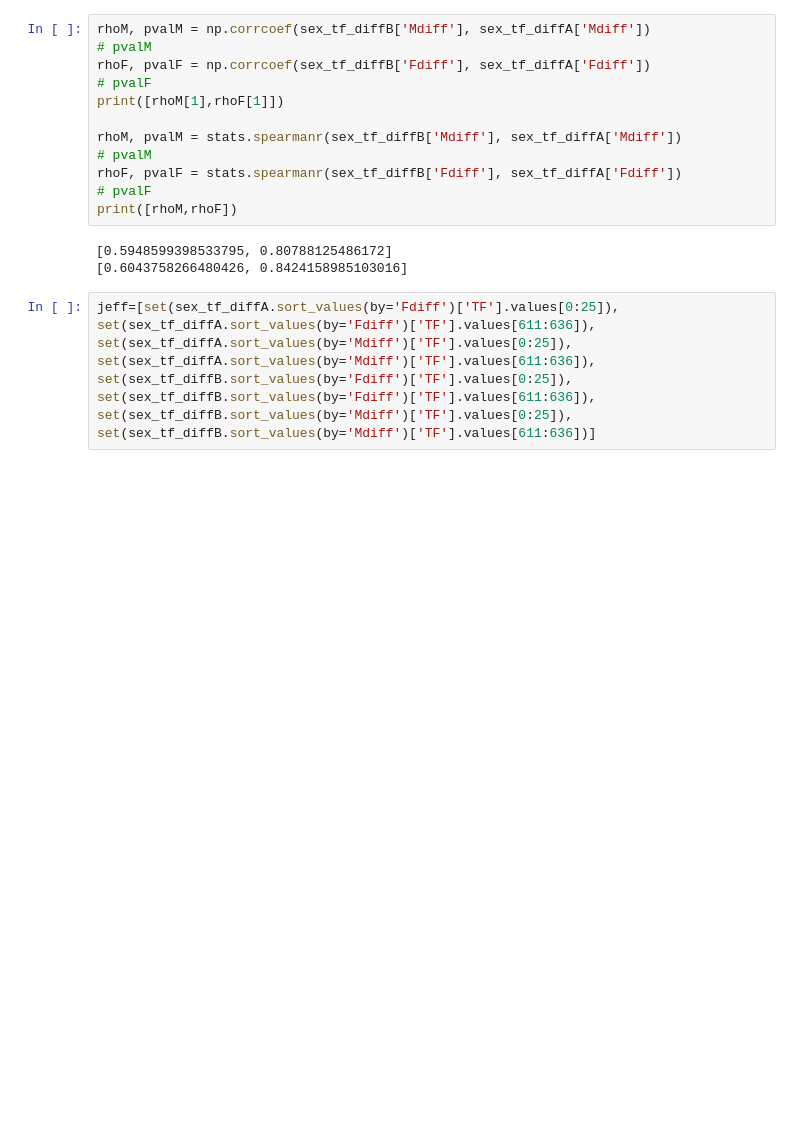
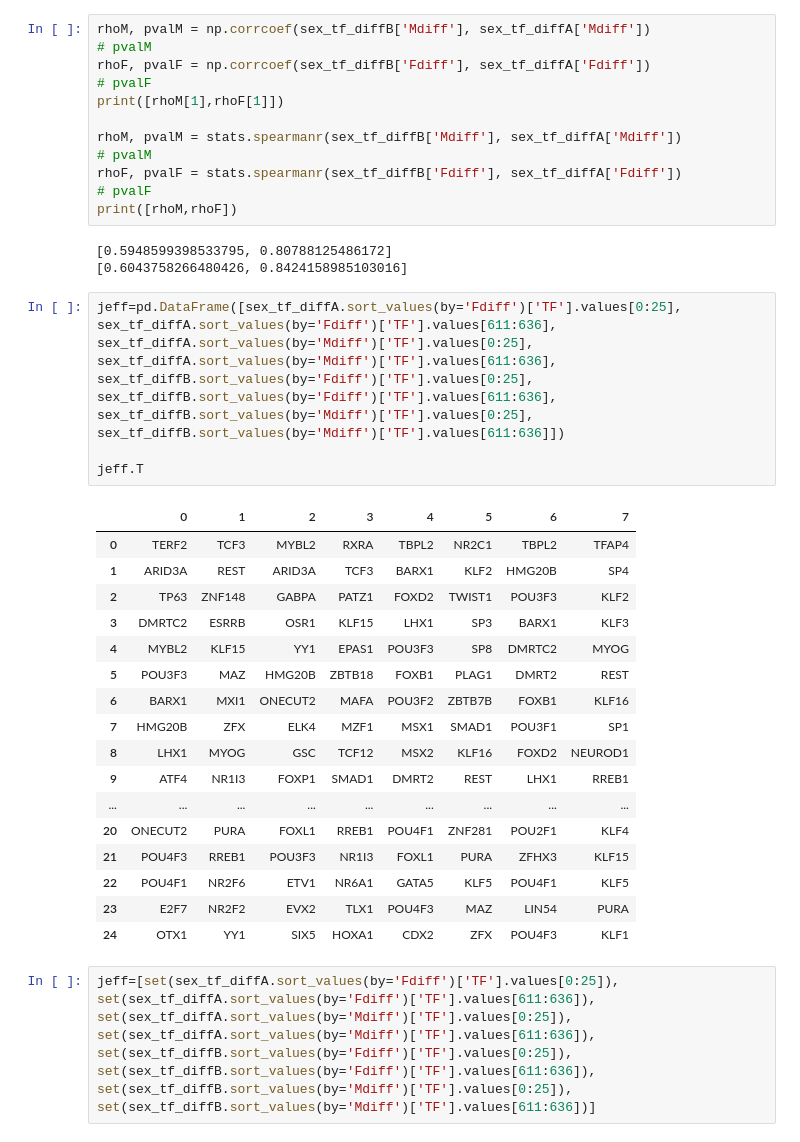
Before and after one commit to dcolinmorgan/LTCOPDsex, a Jupyter notebook: 2xCOPD_gender.ipynb, the cells around one changed output. Saved outputs shown, nothing was run; the diff lists cells and outputs as text; blank space fills up the shorter version.

```diff
--- a/2xCOPD_gender.ipynb
+++ b/2xCOPD_gender.ipynb
@@ -720,6 +720,35 @@ print([rhoM,rhoF])
 # %% [output]
 [0.5948599398533795, 0.80788125486172]
 [0.6043758266480426, 0.8424158985103016]
+# %%
+jeff=pd.DataFrame([sex_tf_diffA.sort_values(by='Fdiff')['TF'].values[0:25],
+sex_tf_diffA.sort_values(by='Fdiff')['TF'].values[611:636],
+sex_tf_diffA.sort_values(by='Mdiff')['TF'].values[0:25],
+sex_tf_diffA.sort_values(by='Mdiff')['TF'].values[611:636],
+sex_tf_diffB.sort_values(by='Fdiff')['TF'].values[0:25],
+sex_tf_diffB.sort_values(by='Fdiff')['TF'].values[611:636],
+sex_tf_diffB.sort_values(by='Mdiff')['TF'].values[0:25],
+sex_tf_diffB.sort_values(by='Mdiff')['TF'].values[611:636]])
+
+jeff.T
+# %% [output]
+|  | 0 | 1 | 2 | 3 | 4 | 5 | 6 | 7 |
+| 0 | TERF2 | TCF3 | MYBL2 | RXRA | TBPL2 | NR2C1 | TBPL2 | TFAP4 |
+| 1 | ARID3A | REST | ARID3A | TCF3 | BARX1 | KLF2 | HMG20B | SP4 |
+| 2 | TP63 | ZNF148 | GABPA | PATZ1 | FOXD2 | TWIST1 | POU3F3 | KLF2 |
+| 3 | DMRTC2 | ESRRB | OSR1 | KLF15 | LHX1 | SP3 | BARX1 | KLF3 |
+| 4 | MYBL2 | KLF15 | YY1 | EPAS1 | POU3F3 | SP8 | DMRTC2 | MYOG |
+| 5 | POU3F3 | MAZ | HMG20B | ZBTB18 | FOXB1 | PLAG1 | DMRT2 | REST |
+| 6 | BARX1 | MXI1 | ONECUT2 | MAFA | POU3F2 | ZBTB7B | FOXB1 | KLF16 |
+| 7 | HMG20B | ZFX | ELK4 | MZF1 | MSX1 | SMAD1 | POU3F1 | SP1 |
+| 8 | LHX1 | MYOG | GSC | TCF12 | MSX2 | KLF16 | FOXD2 | NEUROD1 |
+| 9 | ATF4 | NR1I3 | FOXP1 | SMAD1 | DMRT2 | REST | LHX1 | RREB1 |
+| ... | ... | ... | ... | ... | ... | ... | ... | ... |
+| 20 | ONECUT2 | PURA | FOXL1 | RREB1 | POU4F1 | ZNF281 | POU2F1 | KLF4 |
+| 21 | POU4F3 | RREB1 | POU3F3 | NR1I3 | FOXL1 | PURA | ZFHX3 | KLF15 |
+| 22 | POU4F1 | NR2F6 | ETV1 | NR6A1 | GATA5 | KLF5 | POU4F1 | KLF5 |
+| 23 | E2F7 | NR2F2 | EVX2 | TLX1 | POU4F3 | MAZ | LIN54 | PURA |
+| 24 | OTX1 | YY1 | SIX5 | HOXA1 | CDX2 | ZFX | POU4F3 | KLF1 |
 # %%
 jeff=[set(sex_tf_diffA.sort_values(by='Fdiff')['TF'].values[0:25]),
 set(sex_tf_diffA.sort_values(by='Fdiff')['TF'].values[611:636]),
```
Also changed, not shown: parts of 18 cells of this notebook.
